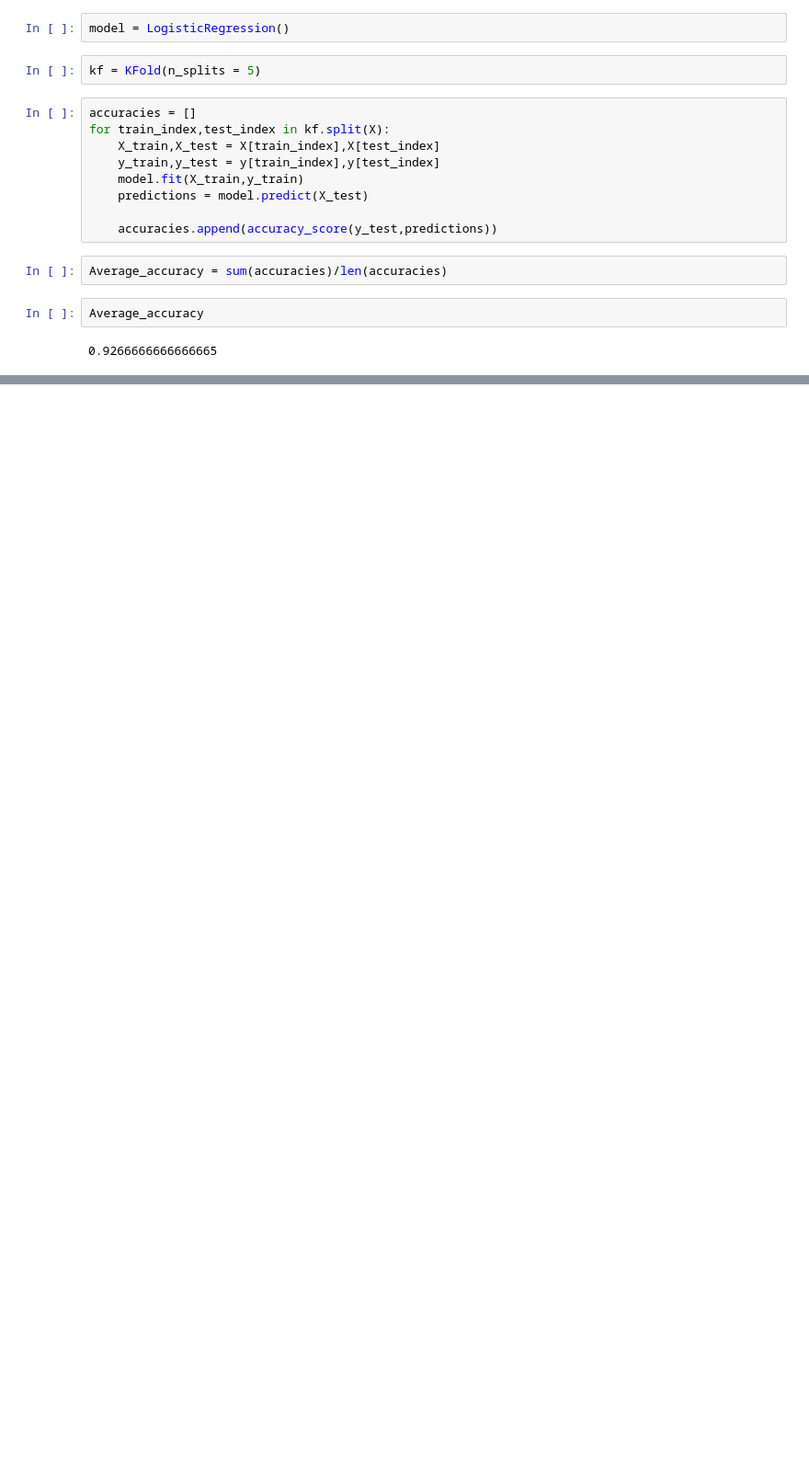
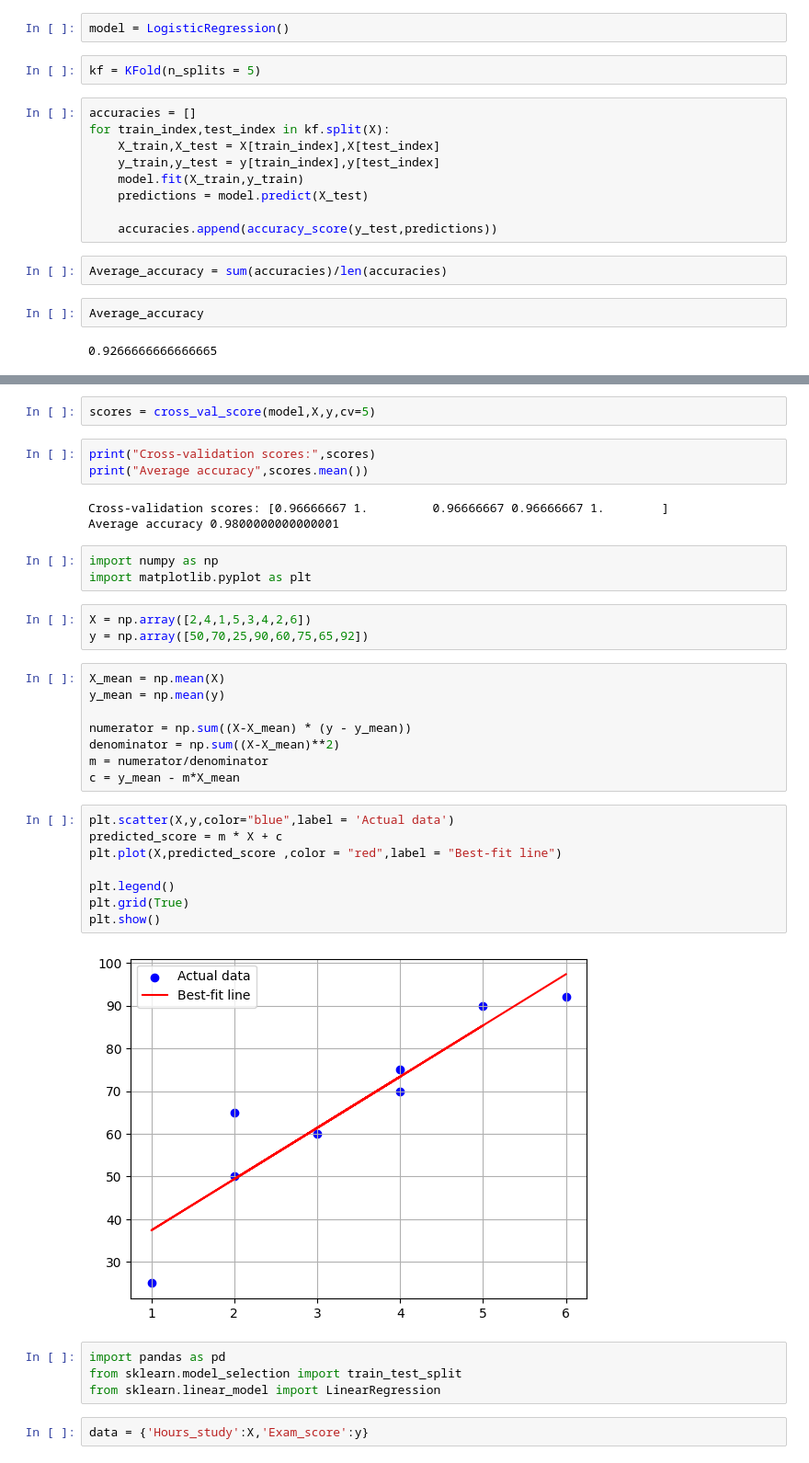
Before and after one commit to KhushiThakur25/NehaDataScience, a Jupyter notebook: Cross-Validation.ipynb, the cells around one changed output, grey strips where cells are left out. Shown: that part at 92% size. Saved outputs shown, nothing was run; the diff lists cells and outputs as text; blank space fills up the shorter version.

```diff
--- a/Cross-Validation.ipynb
+++ b/Cross-Validation.ipynb
@@ -30,0 +68,38 @@ Average_accuracy
+# %%
+scores = cross_val_score(model,X,y,cv=5)
+# %%
+print("Cross-validation scores:",scores)
+print("Average accuracy",scores.mean())
+# %% [output]
+Cross-validation scores: [0.96666667 1.         0.96666667 0.96666667 1.        ]
+Average accuracy 0.9800000000000001
+# %%
+import numpy as np
+import matplotlib.pyplot as plt
+# %%
+X = np.array([2,4,1,5,3,4,2,6])
+y = np.array([50,70,25,90,60,75,65,92])
+# %%
+X_mean = np.mean(X)
+y_mean = np.mean(y)
+
+numerator = np.sum((X-X_mean) * (y - y_mean))
+denominator = np.sum((X-X_mean)**2)
+m = numerator/denominator
+c = y_mean - m*X_mean
+# %%
+plt.scatter(X,y,color="blue",label = 'Actual data')
+predicted_score = m * X + c
+plt.plot(X,predicted_score ,color = "red",label = "Best-fit line")
+
+plt.legend()
+plt.grid(True)
+plt.show()
+# %% [output]
+[figure, added]
+# %%
+import pandas as pd
+from sklearn.model_selection import train_test_split
+from sklearn.linear_model import LinearRegression
+# %%
+data = {'Hours_study':X,'Exam_score':y}
```
Also changed, not shown: parts of 14 cells of this notebook.
